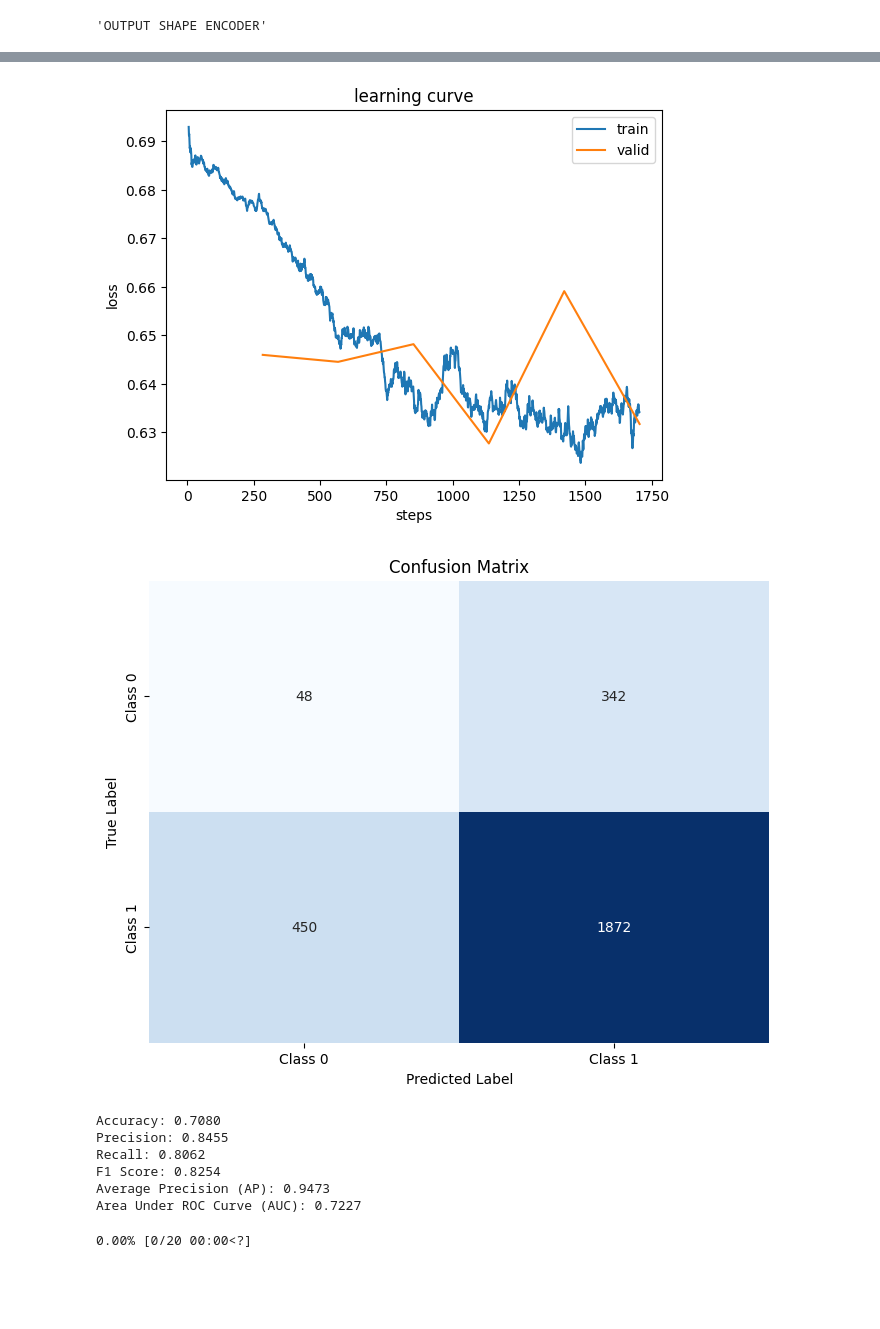
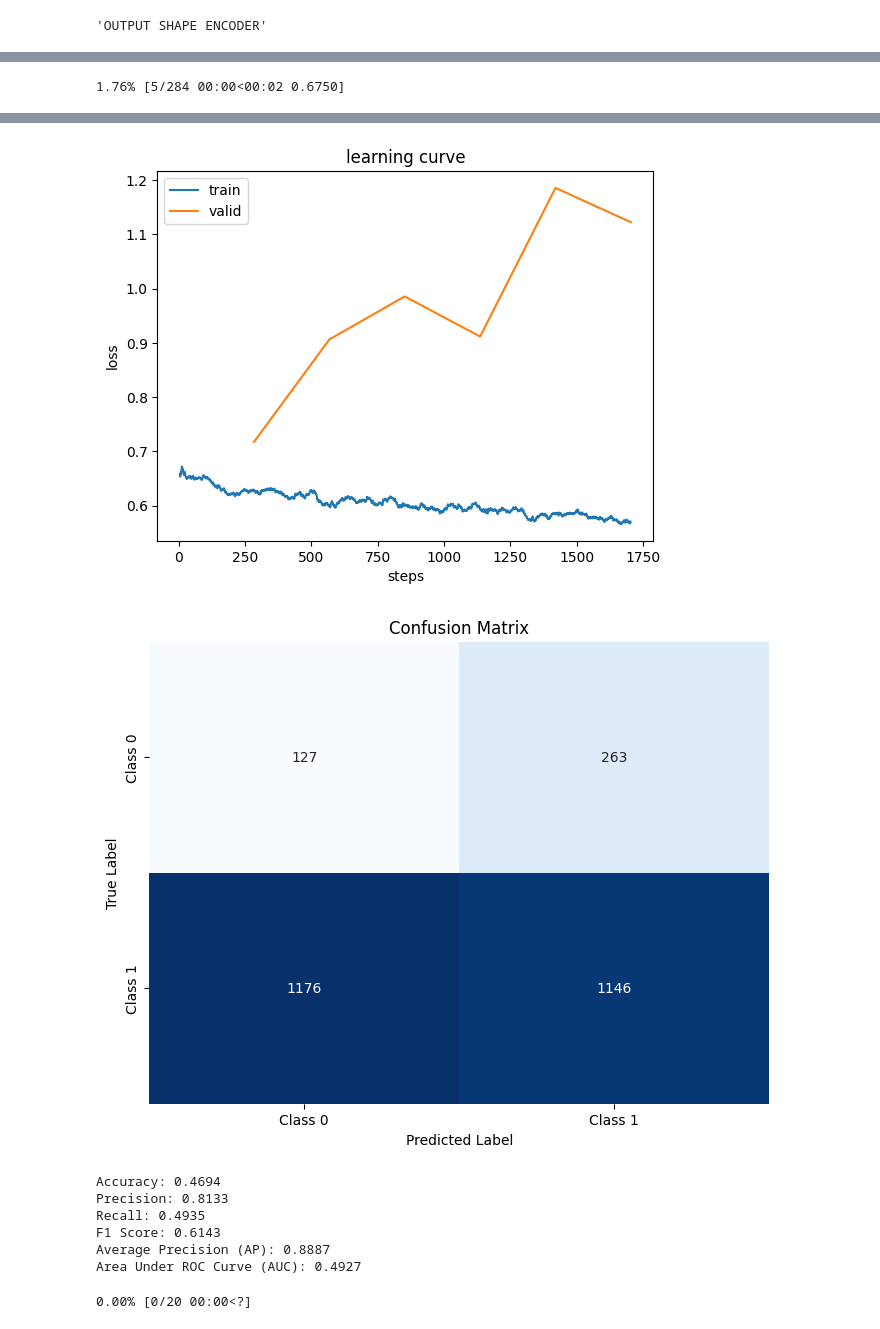
Before and after one commit to noorwertheim/Master-Thesis, a Jupyter notebook: notebooks/FCMAE_resnet.ipynb, the cells around one changed output, grey strips where cells are left out. Cells and saved outputs as stored; diff of their text form; code cells hidden in the pictures; blank space fills up the shorter version.

```diff
--- a/notebooks/FCMAE_resnet.ipynb
+++ b/notebooks/FCMAE_resnet.ipynb
@@ -23,9 +22,17 @@ from FCMAE_model import FCMAE
+# %%
+# Define FCMAE Hyperparameters:
+batch_size = 16
+num_blocks = 5
+kernel_size = 7
+base_dim = 32
+learning_rate = 0.00016938000495408888
+input_dimension = 512
 # %%
 '''MY DATA'''
-train_dir = os.path.join(univariate_data_path, "target_univariate_no_PCA_old_train_old.npy")
+train_dir = os.path.join(univariate_data_path, "target_univariate_no_PCA_train.npy")
 train_data = np.load(train_dir, allow_pickle=True)
 # train_data = pd.DataFrame(train_data)
-test_dir = os.path.join(univariate_data_path, "target_univariate_no_PCA_old_test_old.npy")
+test_dir = os.path.join(univariate_data_path, "target_univariate_no_PCA_test.npy")
 test_data = np.load(test_dir, allow_pickle=True)
 # test_data = pd.DataFrame(test_data)
 print(len(train_data))
@@ -74,9 +81,6 @@ print(train_labels_tensor.shape)
 train_dataset = TensorDataset(train_windows_tensor, train_labels_tensor)
 test_dataset = TensorDataset(test_windows_tensor, test_labels_tensor)
 
-# Create DataLoaders
-batch_size = 32
-
 train_loader = DataLoader(train_dataset, batch_size=batch_size, shuffle=True)
 test_loader = DataLoader(test_dataset, batch_size=batch_size, shuffle=False)
 # %% [output]
@@ -102,10 +106,10 @@ torch.Size([9108])
 
 
 # Load the pre-trained encoder
-path = os.path.join(models_path, 'FCMAE_encoder_no_PCA_gpu.pth')
+path = os.path.join(models_path, 'FCMAE_encoder_no_PCA_gpu_normalized_correct.pth')
 
 # Load the full FCMAE model
-fcmae = FCMAE(in_channels=1, base_dim=128, num_blocks=5, kernel_size=9)
+fcmae = FCMAE(in_channels=1, base_dim=base_dim, num_blocks=num_blocks, kernel_size=kernel_size)
 
 
 # Load the saved weights into the full model
@@ -159,7 +163,7 @@ class FCMAEClassifier(nn.Module):
     def __init__(self, encoder):
         super().__init__()
         self.encoder = encoder
-        self.classifier = ResNet(2048, 2)  # 2048 channels from encoder, 2 output classes
+        self.classifier = ResNet(512, 2)  # 2048 channels from encoder, 2 output classes
 
     def forward(self, x):
         with torch.no_grad():  # freeze encoder
@@ -181,7 +185,7 @@ model = FCMAEClassifier(encoder)
 model.to(device)
 
 learn = Learner(dls, model, loss_func=torch.nn.CrossEntropyLoss(), metrics=accuracy)
-learn.fit_one_cycle(6, 1e-6)
+learn.fit_one_cycle(6, learning_rate)
 
 learn.recorder.plot_loss()  # Plot loss curves (training and validation loss)
 import matplotlib.pyplot as plt
@@ -247,12 +246,13 @@ print(f"Area Under ROC Curve (AUC): {auc:.4f}")
+1.76% [5/284 00:00<00:02 0.6750]
 [interactive output not drawn]
-[figure, old version]
+[figure, new version]
-[figure, old version]
+[figure, new version]
-Accuracy: 0.7080
-Precision: 0.8455
-Recall: 0.8062
-F1 Score: 0.8254
-Average Precision (AP): 0.9473
-Area Under ROC Curve (AUC): 0.7227
+Accuracy: 0.4694
+Precision: 0.8133
+Recall: 0.4935
+F1 Score: 0.6143
+Average Precision (AP): 0.8887
+Area Under ROC Curve (AUC): 0.4927
 # %%
 '''CLASS WEIGHTS'''
 from tsai.models.ResNet import ResNet
```
Also changed, not shown: parts of 5 cells of this notebook, 4 other files.
